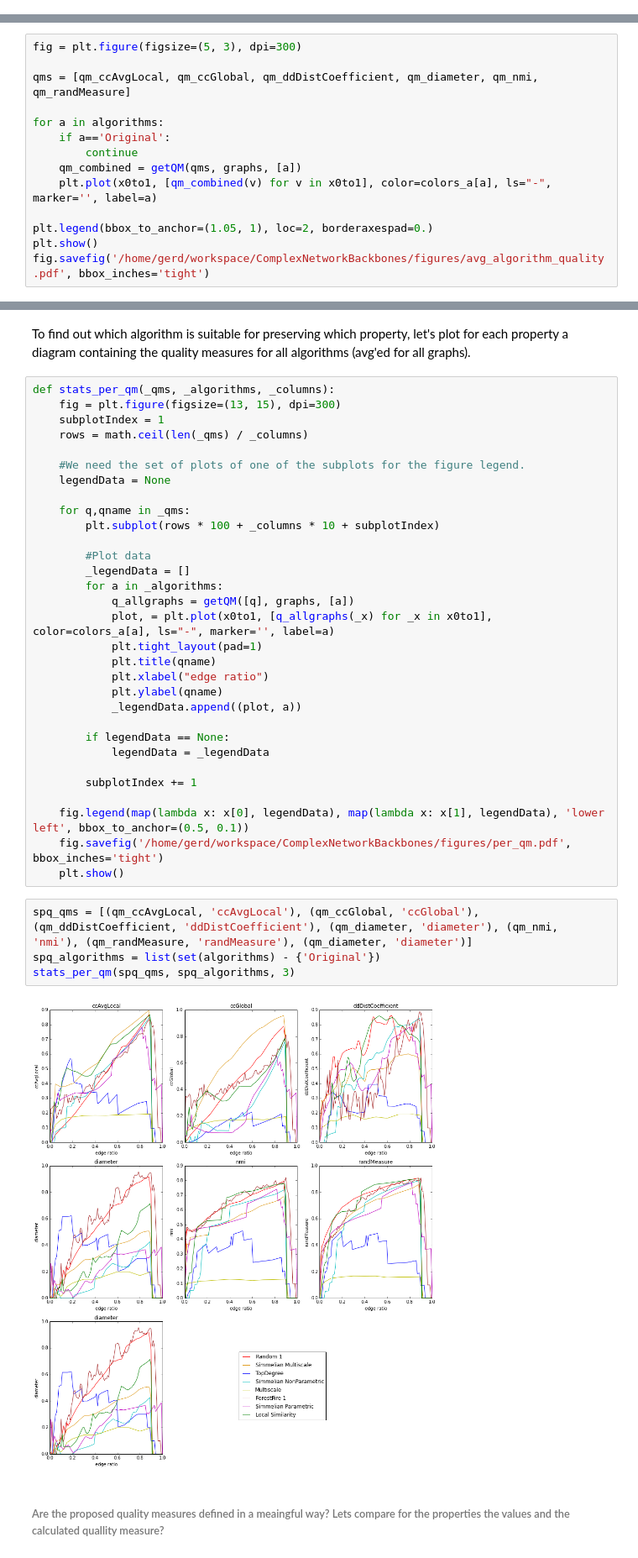
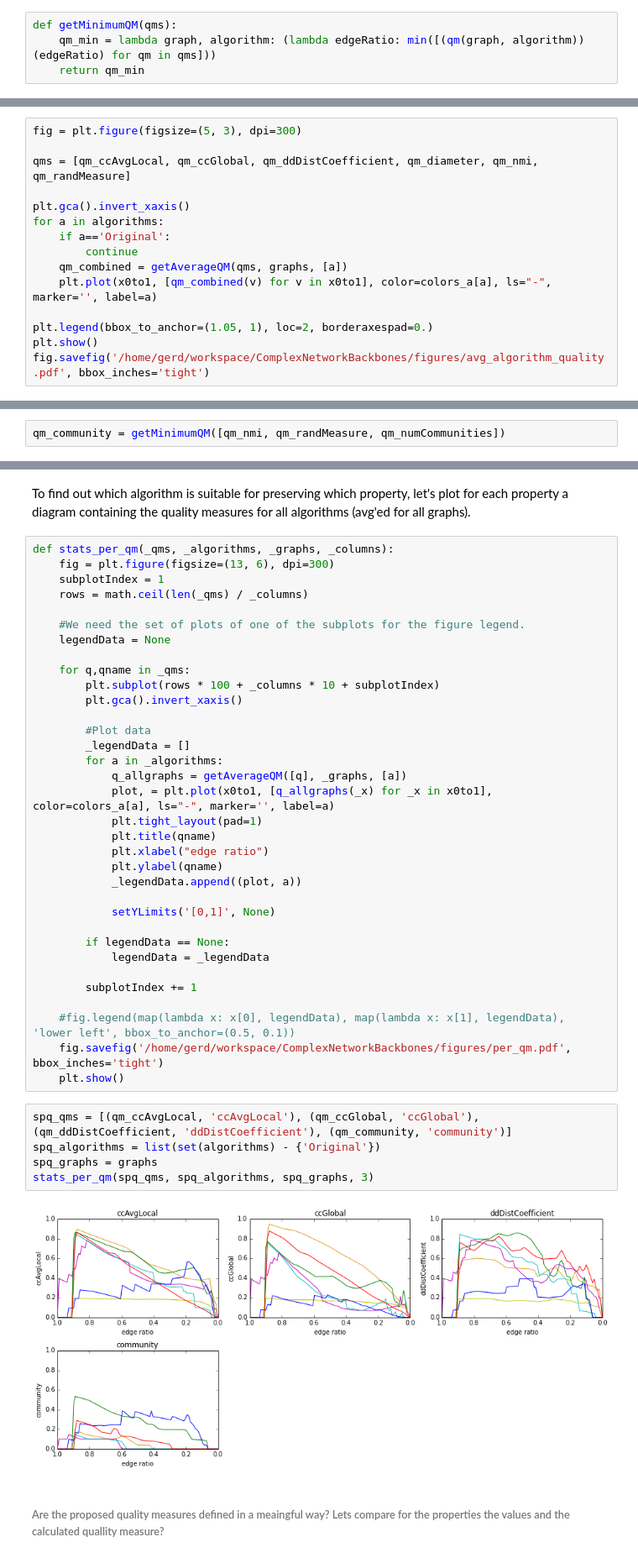
Before and after one commit to kit-parco/networkit-hyperbolic-kd, a Jupyter notebook: Doc/Notebooks/BackboneStatistics.ipynb, the cells around one changed output, grey strips where cells are left out. Shown at 84% size. Drawn from its saved outputs; the diff is of its cells as text.

```diff
--- a/Doc/Notebooks/BackboneStatistics.ipynb
+++ b/Doc/Notebooks/BackboneStatistics.ipynb
@@ -439,5 +433,9 @@ def getQM(sq, sg, sa):  #sets of quality measures, graphs, algorithms to combine
     qm_combined = lambda edgeRatio: sum([f(edgeRatio) for f in functions]) / len(functions)
     return qm_combined
+# %%
+def getMinimumQM(qms):
+    qm_min = lambda graph, algorithm: (lambda edgeRatio: min([(qm(graph, algorithm))(edgeRatio) for qm in qms]))
+    return qm_min
 # %% [markdown]
 Combination of all quality measures for each algorithm:
 # %%
@@ -445,10 +443,11 @@ fig = plt.figure(figsize=(5, 3), dpi=300)
 
 qms = [qm_ccAvgLocal, qm_ccGlobal, qm_ddDistCoefficient, qm_diameter, qm_nmi, qm_randMeasure]
 
+plt.gca().invert_xaxis()
 for a in algorithms:
     if a=='Original':
         continue
-    qm_combined = getQM(qms, graphs, [a])
+    qm_combined = getAverageQM(qms, graphs, [a])
     plt.plot(x0to1, [qm_combined(v) for v in x0to1], color=colors_a[a], ls="-", marker='', label=a)
 
 plt.legend(bbox_to_anchor=(1.05, 1), loc=2, borderaxespad=0.)
@@ -459,10 +460,12 @@ fig.savefig('/home/gerd/workspace/ComplexNetworkBackbones/figures/avg_algorithm_
+# %%
+qm_community = getMinimumQM([qm_nmi, qm_randMeasure, qm_numCommunities])
 # %% [markdown]
 ###### Average qm for each property and each algorithm
 # %% [markdown]
 To find out which algorithm is suitable for preserving which property, let's plot for each property a diagram containing the quality measures for all algorithms (avg'ed for all graphs).
 # %%
-def stats_per_qm(_qms, _algorithms, _columns):
-    fig = plt.figure(figsize=(13, 15), dpi=300)
+def stats_per_qm(_qms, _algorithms, _graphs, _columns):
+    fig = plt.figure(figsize=(13, 6), dpi=300)
     subplotIndex = 1
     rows = math.ceil(len(_qms) / _columns)
 
@@ -471,11 +474,12 @@ def stats_per_qm(_qms, _algorithms, _columns):
 
     for q,qname in _qms:
         plt.subplot(rows * 100 + _columns * 10 + subplotIndex)
+        plt.gca().invert_xaxis()
 
         #Plot data
         _legendData = []
         for a in _algorithms:
-            q_allgraphs = getQM([q], graphs, [a])
+            q_allgraphs = getAverageQM([q], _graphs, [a])
             plot, = plt.plot(x0to1, [q_allgraphs(_x) for _x in x0to1], color=colors_a[a], ls="-", marker='', label=a)
             plt.tight_layout(pad=1)
             plt.title(qname)
@@ -483,20 +487,23 @@ def stats_per_qm(_qms, _algorithms, _columns):
             plt.ylabel(qname)
             _legendData.append((plot, a))
 
+            setYLimits('[0,1]', None)
+
         if legendData == None:
             legendData = _legendData
 
         subplotIndex += 1
 
-    fig.legend(map(lambda x: x[0], legendData), map(lambda x: x[1], legendData), 'lower left', bbox_to_anchor=(0.5, 0.1))
+    #fig.legend(map(lambda x: x[0], legendData), map(lambda x: x[1], legendData), 'lower left', bbox_to_anchor=(0.5, 0.1))
     fig.savefig('/home/gerd/workspace/ComplexNetworkBackbones/figures/per_qm.pdf', bbox_inches='tight')
     plt.show()
 # %%
-spq_qms = [(qm_ccAvgLocal, 'ccAvgLocal'), (qm_ccGlobal, 'ccGlobal'), (qm_ddDistCoefficient, 'ddDistCoefficient'), (qm_diameter, 'diameter'), (qm_nmi, 'nmi'), (qm_randMeasure, 'randMeasure'), (qm_diameter, 'diameter')]
+spq_qms = [(qm_ccAvgLocal, 'ccAvgLocal'), (qm_ccGlobal, 'ccGlobal'), (qm_ddDistCoefficient, 'ddDistCoefficient'), (qm_community, 'community')]
 spq_algorithms = list(set(algorithms) - {'Original'})
-stats_per_qm(spq_qms, spq_algorithms, 3)
+spq_graphs = graphs
+stats_per_qm(spq_qms, spq_algorithms, spq_graphs, 3)
 # %% [output]
-[figure, old version]
+[figure, new version]
 # %% [markdown]
 ###### Are the proposed quality measures defined in a meaingful way? Lets compare for the properties the values and the calculated quallity measure?
 # %%
```
Also changed, not shown: parts of 13 cells of this notebook, 14 other files.
